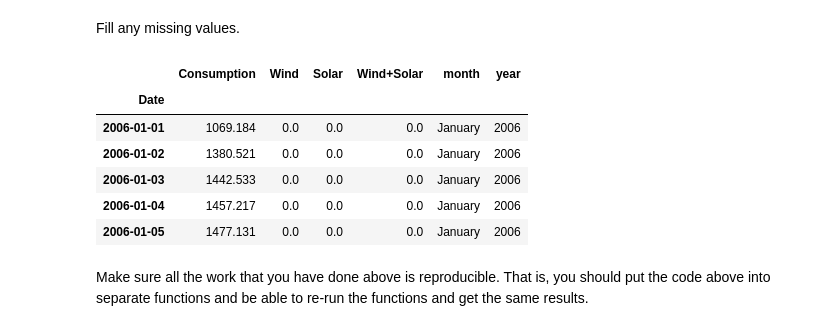
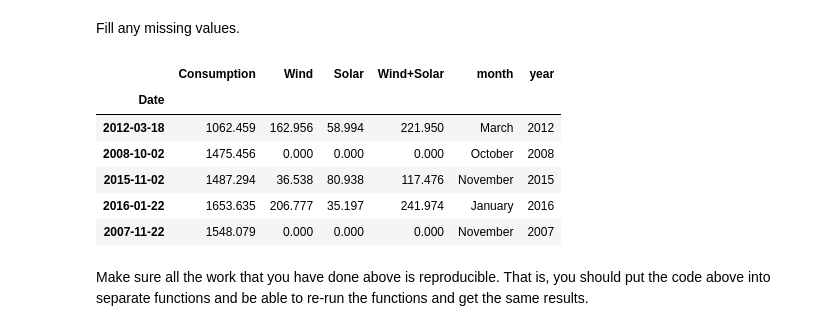
Before and after one commit to jorgellopez38/time-series-exercises, a Jupyter notebook: prepare.ipynb, the cells around one changed output. Cells and saved outputs as stored; diff of their text form; code cells hidden in the pictures.

```diff
--- a/prepare.ipynb
+++ b/prepare.ipynb
@@ -178,15 +179,15 @@ germany.head()
 Fill any missing values.
 # %%
 germany.fillna(0,inplace=True)
-# %%
-germany.head()
-# %% [output]
-|  | Consumption | Wind | Solar | Wind+Solar | month | year |
-| Date |  |  |  |  |  |  |
-| 2006-01-01 | 1069.184 | 0.0 | 0.0 | 0.0 | January | 2006 |
-| 2006-01-02 | 1380.521 | 0.0 | 0.0 | 0.0 | January | 2006 |
-| 2006-01-03 | 1442.533 | 0.0 | 0.0 | 0.0 | January | 2006 |
-| 2006-01-04 | 1457.217 | 0.0 | 0.0 | 0.0 | January | 2006 |
-| 2006-01-05 | 1477.131 | 0.0 | 0.0 | 0.0 | January | 2006 |
+# %%
+germany.sample(5)
+# %% [output]
+|  | Consumption | Wind | Solar | Wind+Solar | month | year |
+| Date |  |  |  |  |  |  |
+| 2012-03-18 | 1062.459 | 162.956 | 58.994 | 221.950 | March | 2012 |
+| 2008-10-02 | 1475.456 | 0.000 | 0.000 | 0.000 | October | 2008 |
+| 2015-11-02 | 1487.294 | 36.538 | 80.938 | 117.476 | November | 2015 |
+| 2016-01-22 | 1653.635 | 206.777 | 35.197 | 241.974 | January | 2016 |
+| 2007-11-22 | 1548.079 | 0.000 | 0.000 | 0.000 | November | 2007 |
 # %% [markdown]
 Make sure all the work that you have done above is reproducible. That is, you should put the code above into separate functions and be able to re-run the functions and get the same results.
```
Also changed, not shown: parts of 3 cells of this notebook.
